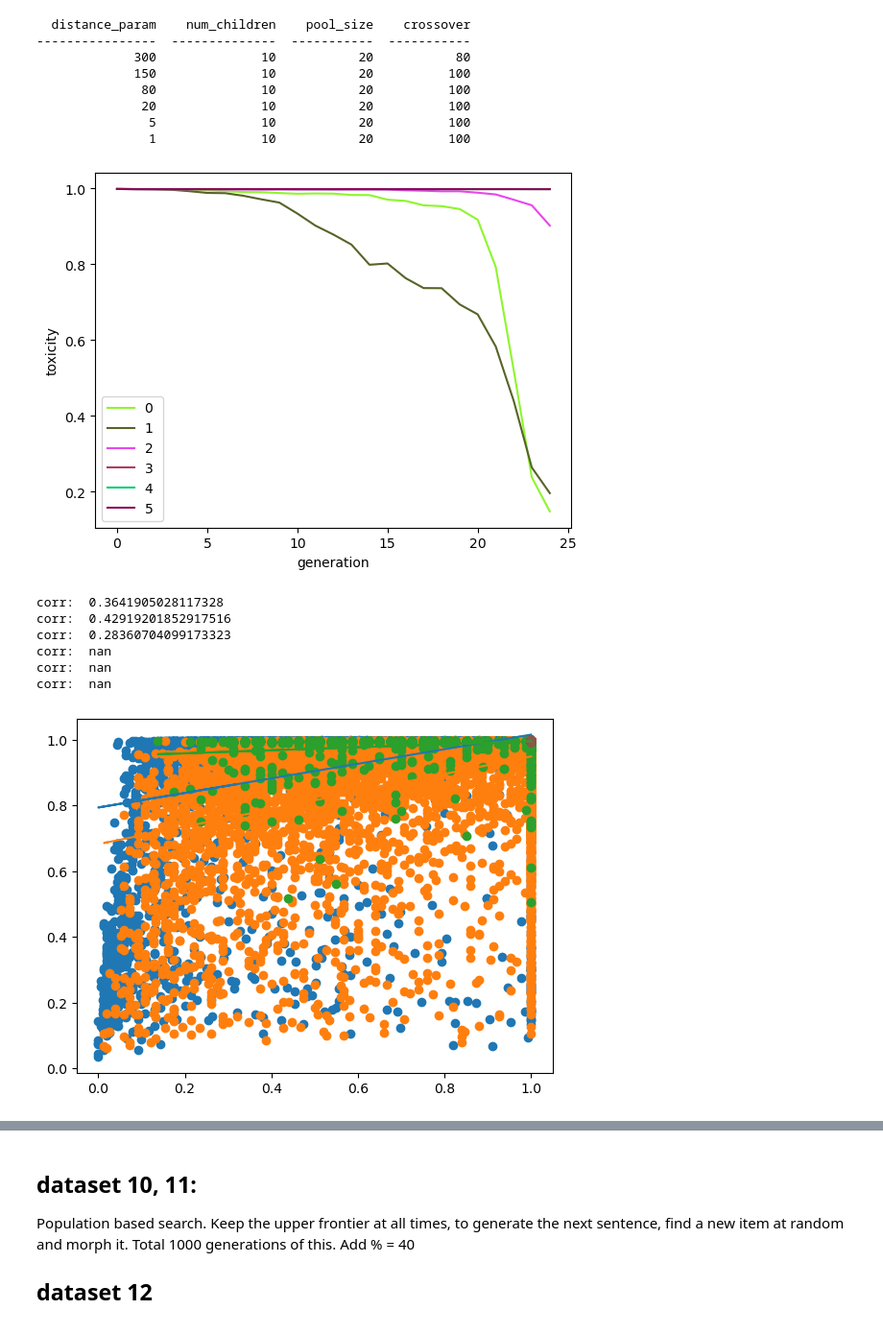
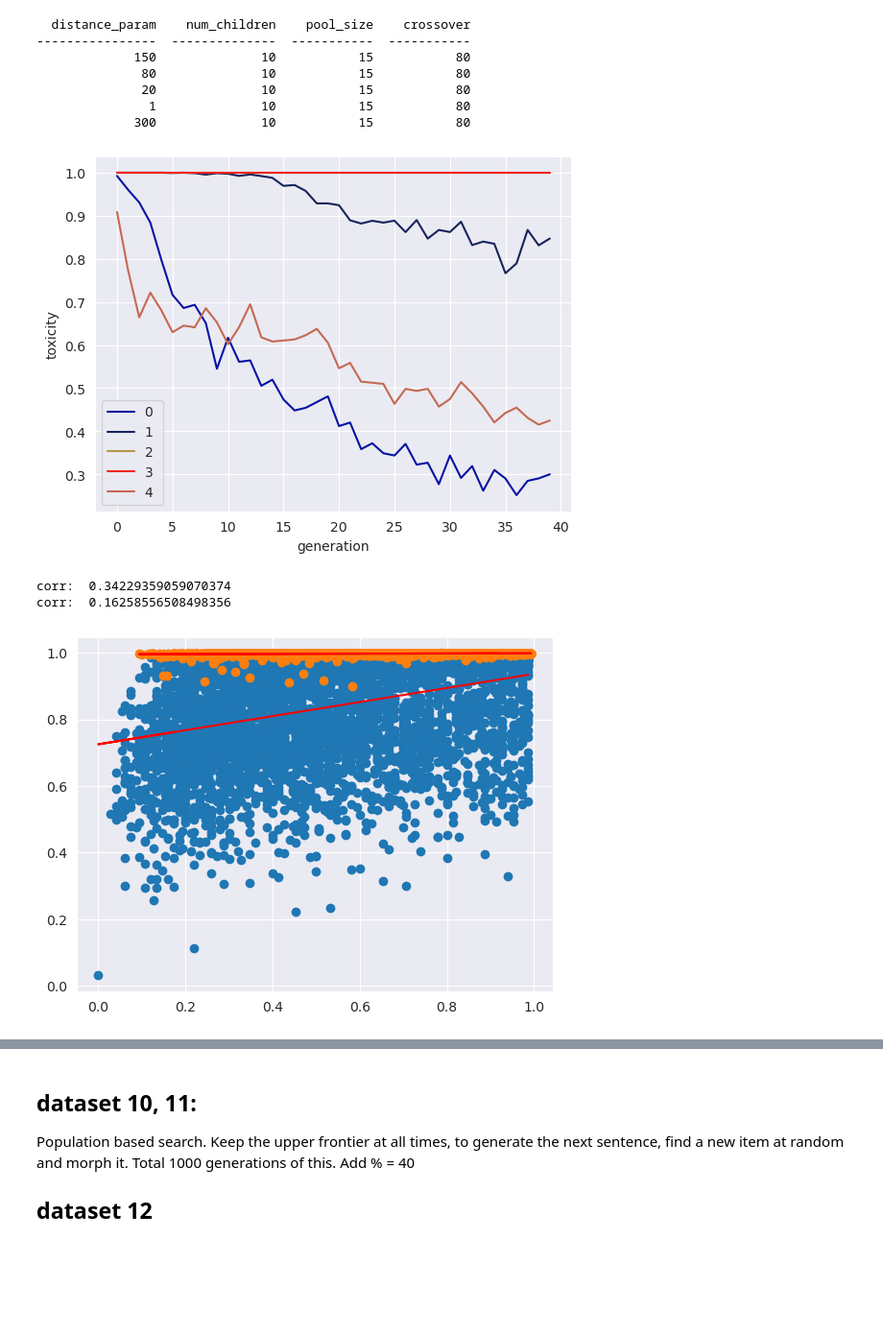
Before and after one commit to rajobasu/FYP, a Jupyter notebook: display/plotterntb.ipynb, the cells around one changed output, grey strips where cells are left out. Shown: that part at 96% size. Drawn from its saved outputs; the diff is of its cells as text; code cells hidden in the pictures; blank space fills up the shorter version.

Commit message:
add ensemble model and data

```diff
--- a/display/plotterntb.ipynb
+++ b/display/plotterntb.ipynb
@@ -43,20 +43,24 @@ def get_data_from_file(datafilenum):
 def statistics_per_generation(datapoints):
     by_gen = [list(v) for l, v in itertools.groupby(datapoints, lambda x: x.generation)]
     return (
-        [np.mean(sorted([float(x.toxicity) for x in data])[0:100]) for data in by_gen],
+        [np.mean(sorted([float(x.additional) for x in data])[0:100]) for data in by_gen],
         [np.min([x.similarity for x in data][0:10]) for data in by_gen]
     )
 # %%
 def make_regression_tox_dist(datafilenum: int):
     datapoints = get_data_from_file(datafilenum)
-    x_vals = np.array([float(x.additional) for x in datapoints])
-    y_vals = np.array([x.toxicity for x in datapoints])
+    cnt = len([1 for x in datapoints if float(x.additional) < 1])
+    if cnt == 0:
+        print("skip")
+        return
+    x_vals = np.array([float(x.additional) for x in datapoints if float(x.additional) < 1])
+    y_vals = np.array([x.toxicity for x in datapoints if float(x.additional) < 1])
 
     # print(np.std(x_vals), np.std(y_vals))
 
 
     m, b = np.polyfit(x_vals, y_vals, 1)
-    plt.plot(x_vals, m*x_vals + b)
+    plt.plot(x_vals, m*x_vals + b, color="red")
     print("corr: ", np.corrcoef(x_vals, y_vals)[0][1])
     plt.scatter(x_vals, y_vals)
 # %%
@@ -70,51 +74,46 @@ def rand_color():
 
 def print_metadata(dataset):
     header = dataset[0].keys()
     rows =  [x.values() for x in dataset]
     print(tabulate.tabulate(rows, header))
 
 def show_generational_statistic_plot(datafilenums: list[int]):
     fig, ax = plt.subplots()
     plt.xlabel("generation")
     plt.ylabel("toxicity")
 
     data_list = [statistics_per_generation(get_data_from_file(id)) for id in datafilenums]
     metadata_list = [get_metadata_from_file(id) for id in datafilenums]
 
     for index, data in enumerate(data_list):
         x_data = [i for i in range(len(data[0]))]
         y_data = [x if x != 1 else 1 for x in data[0]]
 
 
         ax.plot(x_data, y_data, color=rand_color(), label=f"{index} ")
 
     ax.legend()
 
     print_metadata(metadata_list)
     plt.show()
 
 
-show_generational_statistic_plot([46, 47, 48, 49, 50, 51])
-make_regression_tox_dist(46)
-make_regression_tox_dist(47)
-make_regression_tox_dist(48)
-make_regression_tox_dist(49)
-make_regression_tox_dist(50)
-make_regression_tox_dist(51)
+show_generational_statistic_plot([53, 54, 55, 56, 52])
+make_regression_tox_dist(53)
+# make_regression_tox_dist(54)
+# make_regression_tox_dist(55)
+# make_regression_tox_dist(56)
+make_regression_tox_dist(52)
+# make_regression_tox_dist(51)
 # %% [output]
   distance_param    num_children    pool_size    crossover
 ----------------  --------------  -----------  -----------
-             300              10           20           80
-             150              10           20          100
-              80              10           20          100
-              20              10           20          100
-               5              10           20          100
-               1              10           20          100
+             150              10           15           80
+              80              10           15           80
+              20              10           15           80
+               1              10           15           80
+             300              10           15           80
-[figure, old version]
+[figure, new version]
-corr:  0.3641905028117328
-corr:  0.42919201852917516
-corr:  0.28360704099173323
-corr:  nan
-corr:  nan
-corr:  nan
+corr:  0.34229359059070374
+corr:  0.16258556508498356
-[figure, old version]
+[figure, new version]
```
Also changed, not shown: parts of 2 cells of this notebook, 14 other files.
